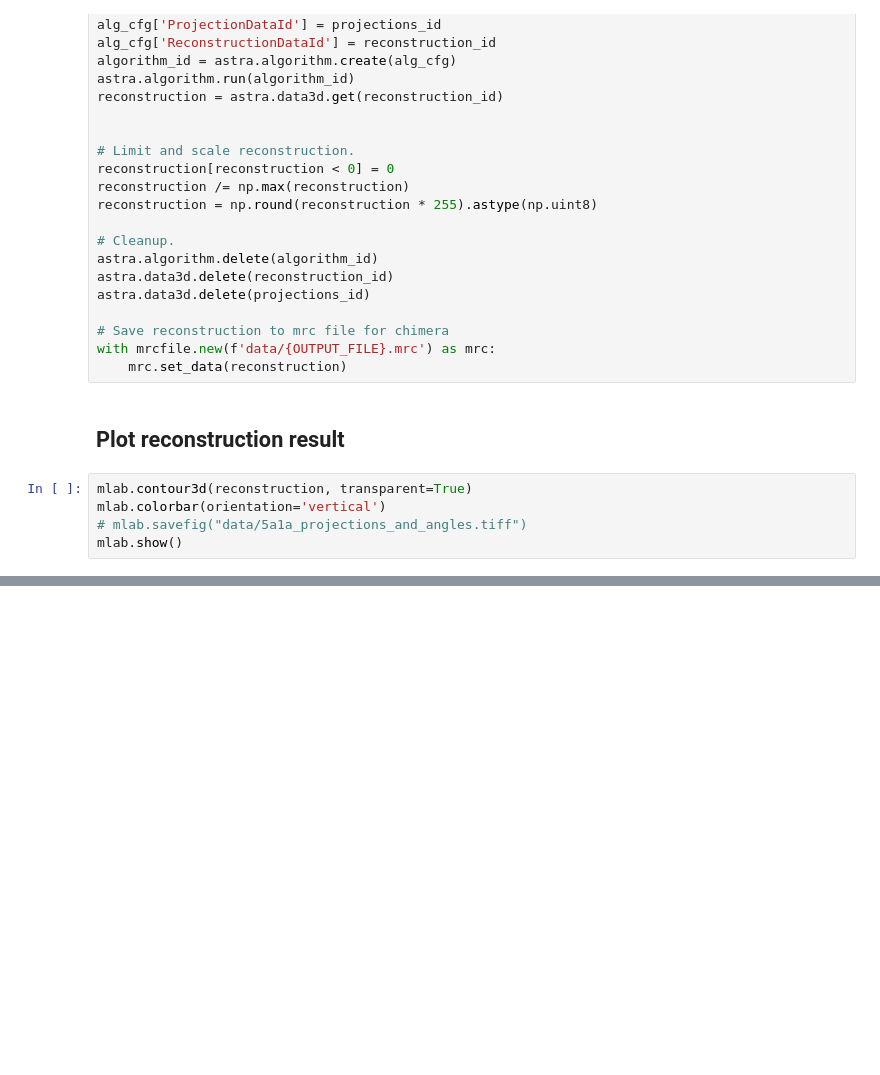
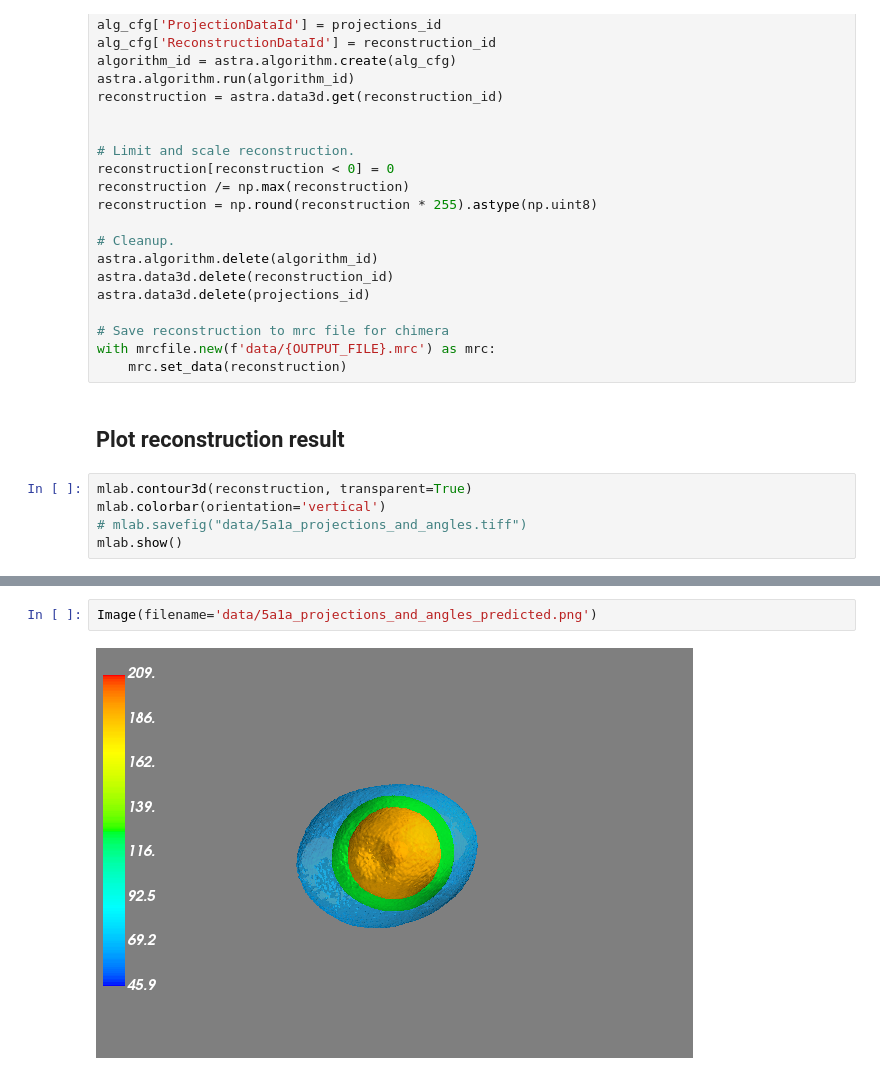
Before and after one commit to JelenaBanjac/protein-reconstruction, a Jupyter notebook: notebooks/3-reconstruction/reconstruction.ipynb, the cells around one changed output, grey strips where cells are left out. Saved outputs shown, nothing was run; the diff lists cells and outputs as text; blank space fills up the shorter version.

```diff
--- a/notebooks/3-reconstruction/reconstruction.ipynb
+++ b/notebooks/3-reconstruction/reconstruction.ipynb
@@ -226,0 +229,4 @@ mlab.show()
+# %%
+Image(filename='data/5a1a_projections_and_angles_predicted.png')
+# %% [output]
+[figure, added]
```
Also changed, not shown: parts of 6 cells of this notebook.
